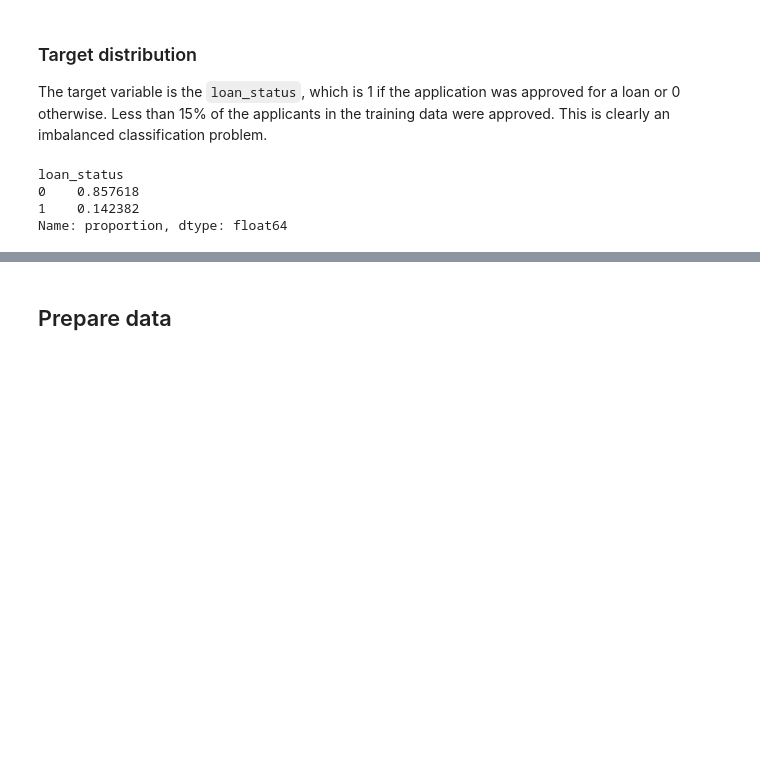
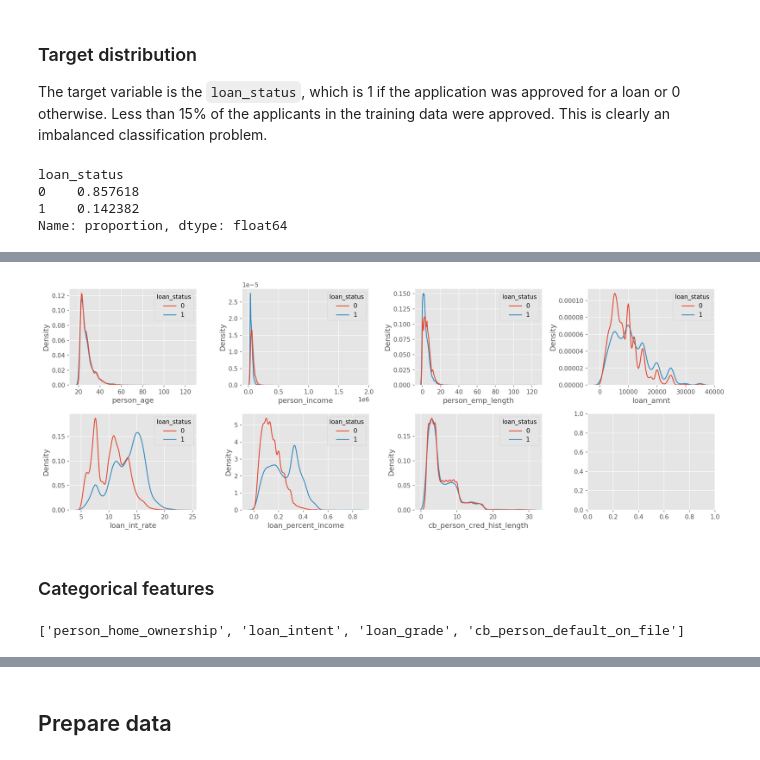
Before and after one commit to syerramilli/kaggle-notebooks, a Jupyter notebook: tabular/ps4e10-xgboost-optuna.ipynb, the cells around one changed output, grey strips where cells are left out. Drawn from its saved outputs; the diff is of its cells as text; code cells hidden in the pictures; blank space fills up the shorter version.

```diff
--- a/tabular/ps4e10-xgboost-optuna.ipynb
+++ b/tabular/ps4e10-xgboost-optuna.ipynb
@@ -85,0 +111,18 @@ TODO
+# %%
+n_rows, n_cols = 2, 4
+fig, axs = plt.subplots(n_rows, n_cols, figsize=(4 * n_cols, 3 * n_rows))
+for i, column in enumerate(numerical_columns):
+    row, col = divmod(i, n_cols)
+    _ = sns.kdeplot(data=train, x=column, hue='loan_status', common_norm=False, ax=axs[row, col])
+
+fig.tight_layout()
+# %% [output]
+[figure, added]
+# %% [markdown]
+### Categorical features
+# %%
+categorical_columns = train.select_dtypes(exclude=['number']).columns.tolist()
+n_categories = [train[column].nunique() for column in categorical_columns]
+print(categorical_columns)
+# %% [output]
+['person_home_ownership', 'loan_intent', 'loan_grade', 'cb_person_default_on_file']
```
Also changed, not shown: parts of 24 cells of this notebook.
